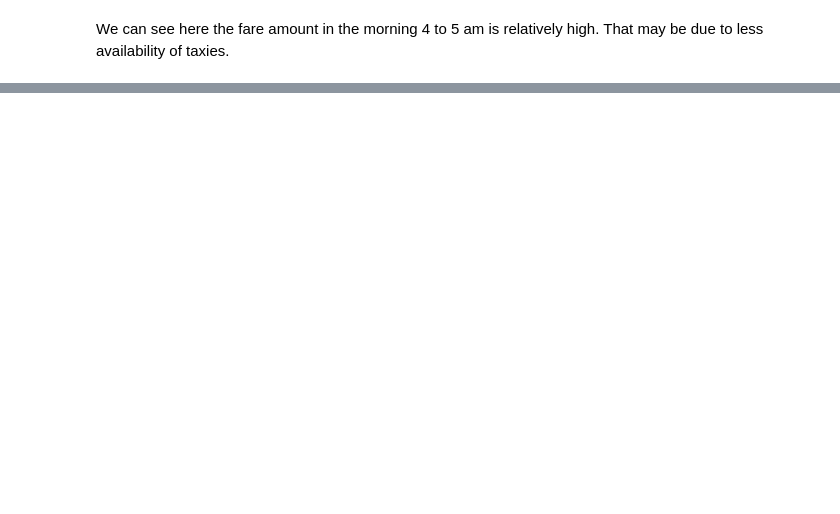
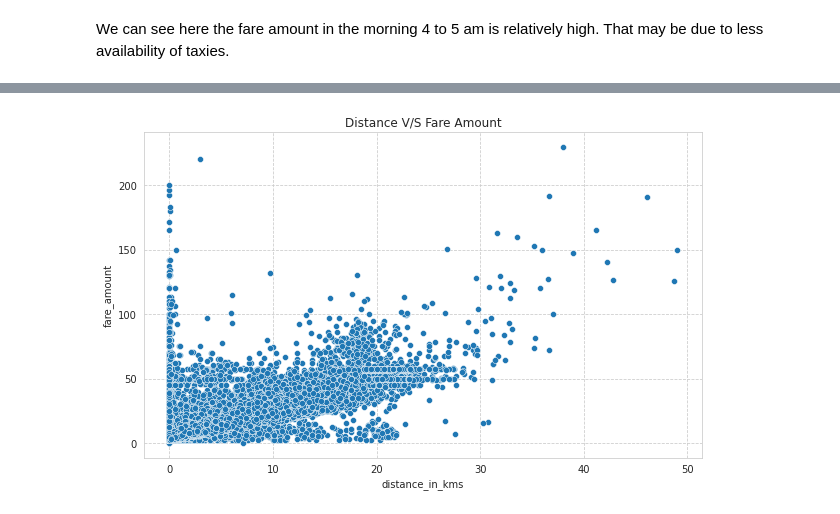
Before and after one commit to Shrez7961/Fare-Price-Prediction, a Jupyter notebook: Fare_Amount_Prediction.ipynb, the cells around one changed output, grey strips where cells are left out. Cells and saved outputs as stored; diff of their text form; code cells hidden in the pictures; blank space fills up the shorter version.

```diff
--- a/Fare_Amount_Prediction.ipynb
+++ b/Fare_Amount_Prediction.ipynb
@@ -199 +296,3 @@ plt.show()
+# %%
+df2 = df2[df2["fare_amount"]<250]
 # %%
@@ -206,7 +309,0 @@ Index(['index', 'key', 'fare_amount', 'pickup_datetime', 'pickup_longitude',
-# %%
-from geopy import distance
-
-
-# applies the distance function as described in the provided link
-df2['km'] = df2.apply(lambda x: distance.distance((x[5], x[4]), (x[7], x[6])), axis=1)
-df2.head()
@@ -221,0 +310,8 @@ df2['km'].describe()
+# %%
+#Plotting Distance vs fare amount
+plt.figure(figsize=(10,6))
+plt.title("Distance V/S Fare Amount")
+sns.scatterplot(x=df2.distance_in_kms,y= df2.fare_amount ,palette="muted")
+plt.show()
+# %% [output]
+[figure, added]
```
Also changed, not shown: parts of 57 cells of this notebook.
